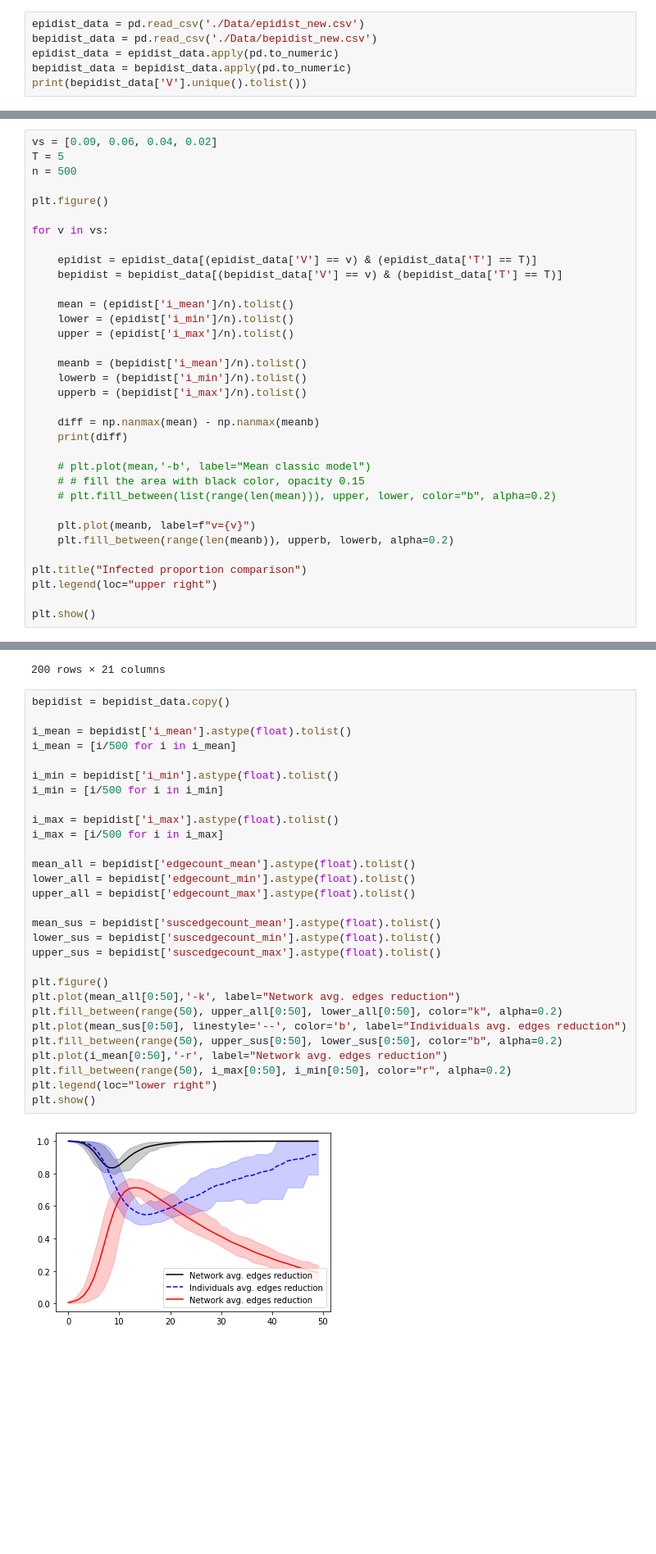
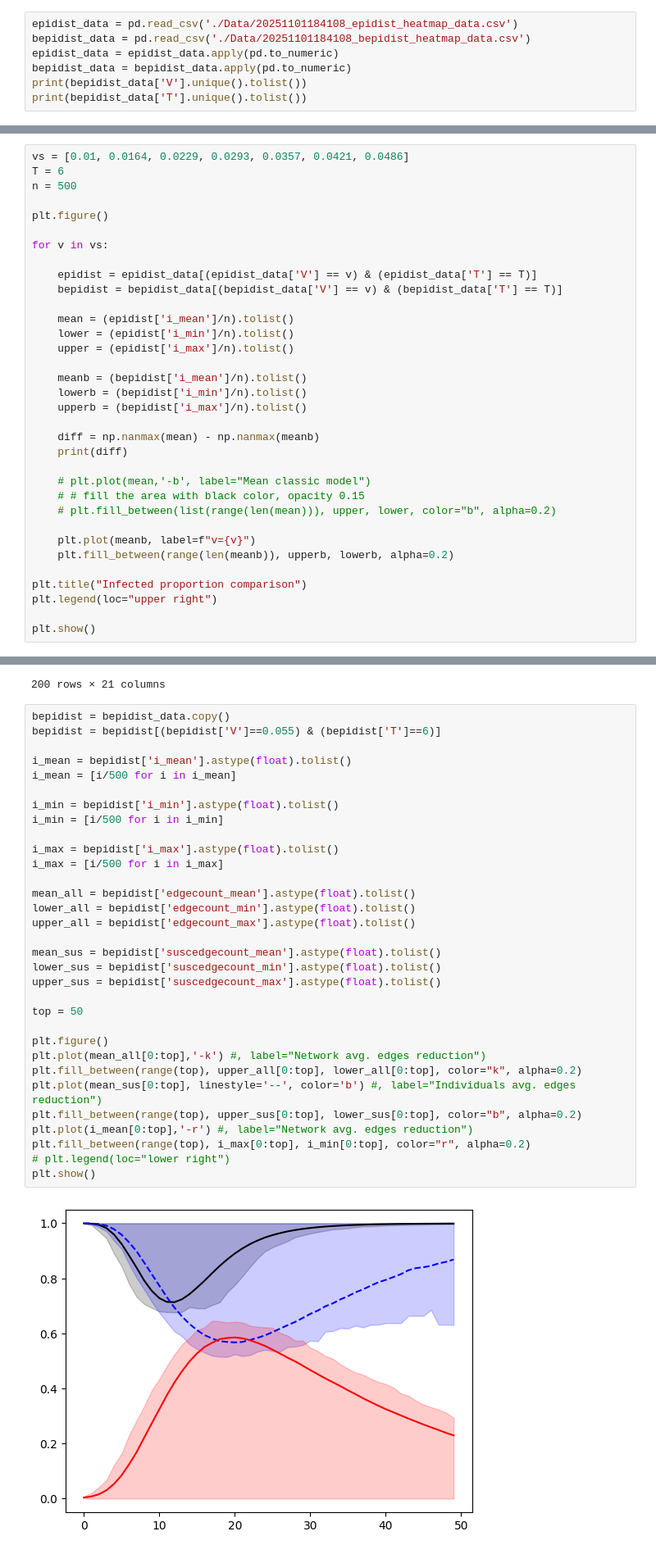
Before and after one commit to JimmyCalvoMonge/AdaptiveNetworks, a Jupyter notebook: network_experiments.ipynb, the cells around one changed output, grey strips where cells are left out. Shown at 82% size. Drawn from its saved outputs; the diff is of its cells as text; blank space fills up the shorter version.

```diff
--- a/network_experiments.ipynb
+++ b/network_experiments.ipynb
@@ -6,8 +5,9 @@ import test as test
 import plotly.express as px
 # %%
-epidist_data = pd.read_csv('./Data/epidist_new.csv')
-bepidist_data = pd.read_csv('./Data/bepidist_new.csv')
+epidist_data = pd.read_csv('./Data/20251101184108_epidist_heatmap_data.csv')
+bepidist_data = pd.read_csv('./Data/20251101184108_bepidist_heatmap_data.csv')
 epidist_data = epidist_data.apply(pd.to_numeric)
 bepidist_data = bepidist_data.apply(pd.to_numeric)
 print(bepidist_data['V'].unique().tolist())
+print(bepidist_data['T'].unique().tolist())
 # %% [output]
@@ -15,8 +16,8 @@ print(bepidist_data['V'].unique().tolist())
 # %% [markdown]
 ### Example of disease peaks differences depeding on utility shape parameter
 # %%
-vs = [0.09, 0.06, 0.04, 0.02]
-T = 5
+vs = [0.01, 0.0164, 0.0229, 0.0293, 0.0357, 0.0421, 0.0486]
+T = 6
 n = 500
 
 plt.figure()
@@ -378,35 +435,38 @@ bepidist_data
 200 rows × 21 columns
 # %%
 bepidist = bepidist_data.copy()
+bepidist = bepidist[(bepidist['V']==0.055) & (bepidist['T']==6)]
 
 i_mean = bepidist['i_mean'].astype(float).tolist()
 i_mean = [i/500 for i in i_mean]
 
 i_min = bepidist['i_min'].astype(float).tolist()
 i_min = [i/500 for i in i_min]
 
 i_max = bepidist['i_max'].astype(float).tolist()
 i_max = [i/500 for i in i_max]
 
 mean_all = bepidist['edgecount_mean'].astype(float).tolist()
 lower_all = bepidist['edgecount_min'].astype(float).tolist()
 upper_all = bepidist['edgecount_max'].astype(float).tolist()
 
 mean_sus = bepidist['suscedgecount_mean'].astype(float).tolist()
 lower_sus = bepidist['suscedgecount_min'].astype(float).tolist()
 upper_sus = bepidist['suscedgecount_max'].astype(float).tolist()
 
+top = 50
+
 plt.figure()
-plt.plot(mean_all[0:50],'-k', label="Network avg. edges reduction")
-plt.fill_between(range(50), upper_all[0:50], lower_all[0:50], color="k", alpha=0.2)
-plt.plot(mean_sus[0:50], linestyle='--', color='b', label="Individuals avg. edges reduction")
-plt.fill_between(range(50), upper_sus[0:50], lower_sus[0:50], color="b", alpha=0.2)
-plt.plot(i_mean[0:50],'-r', label="Network avg. edges reduction")
-plt.fill_between(range(50), i_max[0:50], i_min[0:50], color="r", alpha=0.2)
-plt.legend(loc="lower right")
+plt.plot(mean_all[0:top],'-k') #, label="Network avg. edges reduction")
+plt.fill_between(range(top), upper_all[0:top], lower_all[0:top], color="k", alpha=0.2)
+plt.plot(mean_sus[0:top], linestyle='--', color='b') #, label="Individuals avg. edges reduction")
+plt.fill_between(range(top), upper_sus[0:top], lower_sus[0:top], color="b", alpha=0.2)
+plt.plot(i_mean[0:top],'-r') #, label="Network avg. edges reduction")
+plt.fill_between(range(top), i_max[0:top], i_min[0:top], color="r", alpha=0.2)
+# plt.legend(loc="lower right")
 plt.show()
 # %% [output]
-[figure, old version]
+[figure, new version]
 # %% [markdown]
 #### Examining contact behavior in subpopulations
 # %%
```
Also changed, not shown: parts of 8 cells of this notebook, 1 other file.
